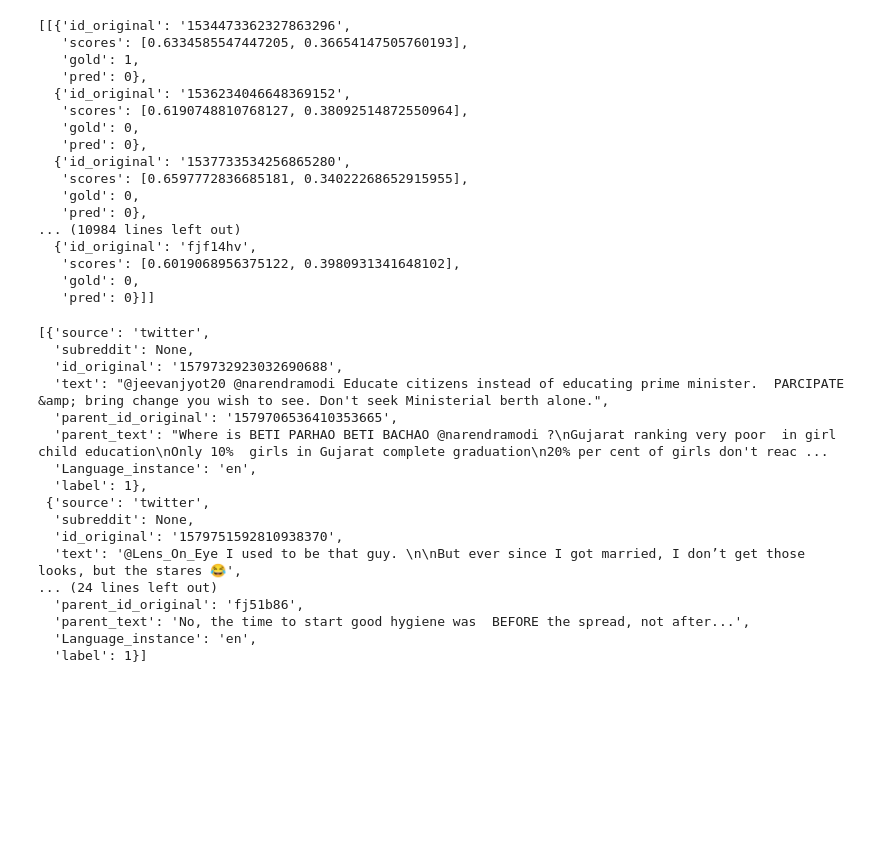
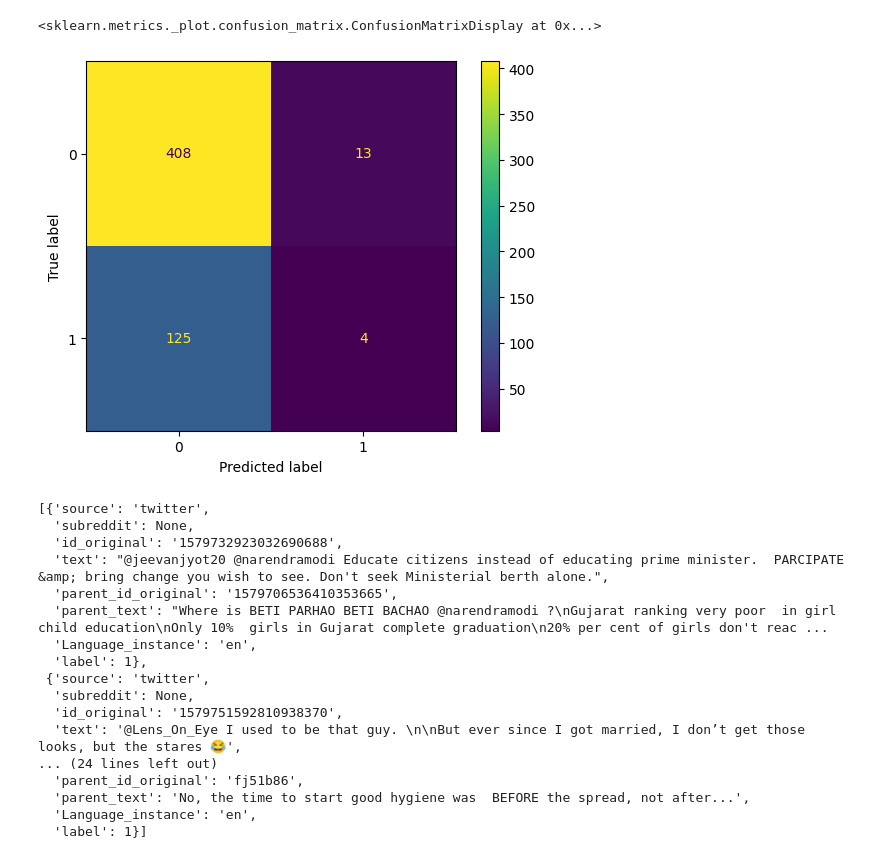
Before and after one commit to PierreEpron/irony-detection, a Jupyter notebook: evaluate.ipynb, the cells around one changed output. Drawn from its saved outputs; the diff is of its cells as text; code cells hidden in the pictures; blank space fills up the shorter version.

```diff
--- a/evaluate.ipynb
+++ b/evaluate.ipynb
@@ -26,2 +13,34 @@ def evaluate_result(result):
+# %%
+def get_golds_preds(split):
+    golds = [item['gold'] for item in split]
+    preds = [item['pred'] for item in split]
+    return golds, preds
+
+def evaluate_result(result):
+    outputs = []
+    for split in result:
+        outputs.append(evaluate_split(split))
+    return outputs
+
+def evaluate_split(split):
+    golds, preds = get_golds_preds(split)
+    outputs = classification_report(golds, preds, output_dict=True)
+    outputs['mcc'] = matthews_corrcoef(golds, preds)
+    return outputs
+
+def group_metric(metrics, k, kk=None):
+    if kk==None:
+        values = [m[k] for m in metrics]
+    else:
+        values = [m[k][kk] for m in metrics]
+    return np.round(np.min(values), 4), np.round(np.mean(values), 4), np.round(np.max(values), 4), np.round(np.std(values), 4)
+
+def compute_metric_stats(metrics):
+    for k, v in metrics[0].items():
+        if isinstance(v, dict):
+            for kk, vv in v.items():
+                print(k, kk, group_metric(metrics, k, kk))
+        else:
+            print(k, group_metric(metrics, k))
 # %%
 data = read_jsonl('results/clm_llama_nt.jsonl')
@@ -49,23 +68,8 @@ pd.DataFrame(evaluate_result(data)).stack().to_frame()
-# %%
-data
-# %% [output]
-[[{'id_original': '1534473362327863296',
-   'scores': [0.6334585547447205, 0.36654147505760193],
-   'gold': 1,
-   'pred': 0},
-  {'id_original': '1536234046648369152',
-   'scores': [0.6190748810768127, 0.38092514872550964],
-   'gold': 0,
-   'pred': 0},
-  {'id_original': '1537733534256865280',
-   'scores': [0.6597772836685181, 0.34022268652915955],
-   'gold': 0,
-   'pred': 0},
-... (10984 lines left out)
-  {'id_original': 'fjf14hv',
-   'scores': [0.6019068956375122, 0.3980931341648102],
-   'gold': 0,
-   'pred': 0}]]
+# %%
+ConfusionMatrixDisplay(confusion_matrix(*get_golds_preds(data[4]))).plot()
+# %% [output]
+<sklearn.metrics._plot.confusion_matrix.ConfusionMatrixDisplay at 0x...>
+[figure, added]
 # %%
 recover_split([item['id_original'] for item in read_jsonl('results/clm_llama_nt.jsonl')[1] if item['gold'] == 1 and item['pred'] == 1], df)
 # %% [output]
```
Also changed, not shown: parts of 6 cells of this notebook.
